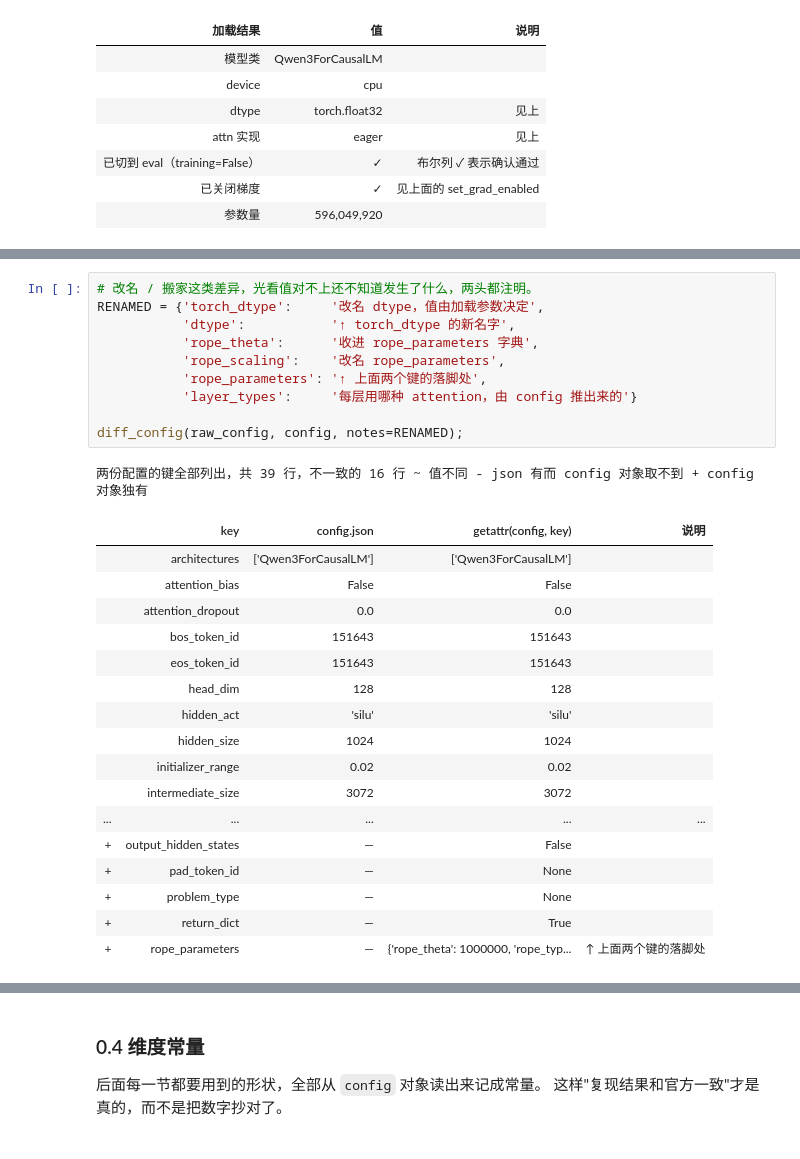
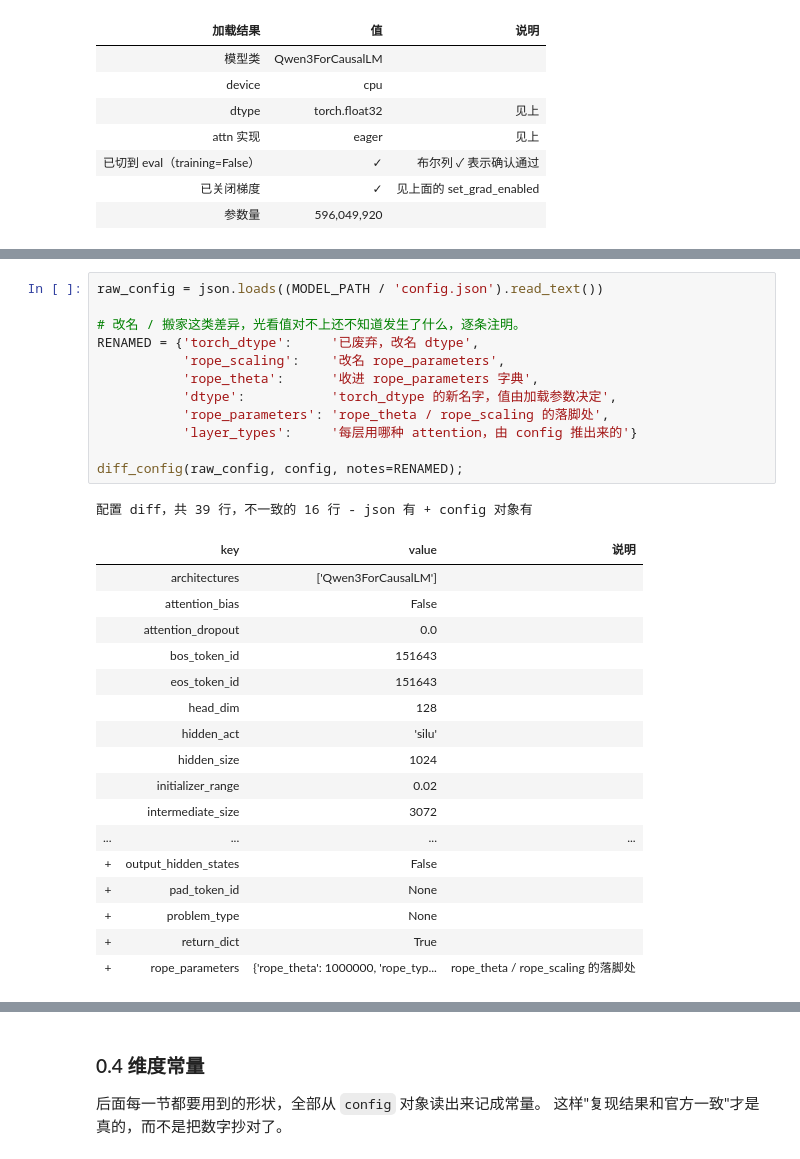
Before and after one commit to metaphyc/qwen3-miniLab, a Jupyter notebook: notebooks/02_dissect_forward_pass.ipynb, the cells around one changed output, grey strips where cells are left out. Drawn from its saved outputs; the diff is of its cells as text.

```diff
--- a/notebooks/02_dissect_forward_pass.ipynb
+++ b/notebooks/02_dissect_forward_pass.ipynb
@@ -193,29 +154,31 @@ show([(key, repr(raw_config[key]), why) for key, why in LOAD_FIELDS],
 # %%
-# 改名 / 搬家这类差异，光看值对不上还不知道发生了什么，两头都注明。
-RENAMED = {'torch_dtype':     '改名 dtype，值由加载参数决定',
-           'dtype':           '↑ torch_dtype 的新名字',
+raw_config = json.loads((MODEL_PATH / 'config.json').read_text())
+
+# 改名 / 搬家这类差异，光看值对不上还不知道发生了什么，逐条注明。
+RENAMED = {'torch_dtype':     '已废弃，改名 dtype',
+           'rope_scaling':    '改名 rope_parameters',
            'rope_theta':      '收进 rope_parameters 字典',
-           'rope_scaling':    '改名 rope_parameters',
-           'rope_parameters': '↑ 上面两个键的落脚处',
+           'dtype':           'torch_dtype 的新名字，值由加载参数决定',
+           'rope_parameters': 'rope_theta / rope_scaling 的落脚处',
            'layer_types':     '每层用哪种 attention，由 config 推出来的'}
 
 diff_config(raw_config, config, notes=RENAMED);
 # %% [output]
-两份配置的键全部列出，共 39 行，不一致的 16 行 ~ 值不同 - json 有而 config 对象取不到 + config 对象独有
+配置 diff，共 39 行，不一致的 16 行 - json 有 + config 对象有
-|  | key | config.json | getattr(config, key) | 说明 |
-|  | architectures | ['Qwen3ForCausalLM'] | ['Qwen3ForCausalLM'] |  |
-|  | attention_bias | False | False |  |
-|  | attention_dropout | 0.0 | 0.0 |  |
-|  | bos_token_id | 151643 | 151643 |  |
-|  | eos_token_id | 151643 | 151643 |  |
-|  | head_dim | 128 | 128 |  |
-|  | hidden_act | 'silu' | 'silu' |  |
-|  | hidden_size | 1024 | 1024 |  |
-|  | initializer_range | 0.02 | 0.02 |  |
-|  | intermediate_size | 3072 | 3072 |  |
-| ... | ... | ... | ... | ... |
-| + | output_hidden_states | — | False |  |
-| + | pad_token_id | — | None |  |
-| + | problem_type | — | None |  |
-| + | return_dict | — | True |  |
-| + | rope_parameters | — | {'rope_theta': 1000000, 'rope_typ... | ↑ 上面两个键的落脚处 |
+|  | key | value | 说明 |
+|  | architectures | ['Qwen3ForCausalLM'] |  |
+|  | attention_bias | False |  |
+|  | attention_dropout | 0.0 |  |
+|  | bos_token_id | 151643 |  |
+|  | eos_token_id | 151643 |  |
+|  | head_dim | 128 |  |
+|  | hidden_act | 'silu' |  |
+|  | hidden_size | 1024 |  |
+|  | initializer_range | 0.02 |  |
+|  | intermediate_size | 3072 |  |
+| ... | ... | ... | ... |
+| + | output_hidden_states | False |  |
+| + | pad_token_id | None |  |
+| + | problem_type | None |  |
+| + | return_dict | True |  |
+| + | rope_parameters | {'rope_theta': 1000000, 'rope_typ... | rope_theta / rope_scaling 的落脚处 |
```
Also changed, not shown: parts of 8 cells of this notebook, 1 other file.
